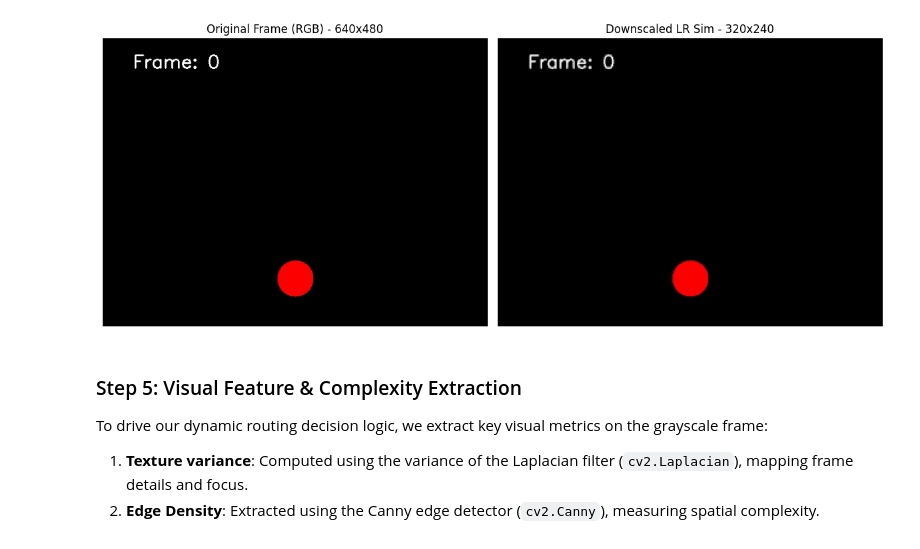
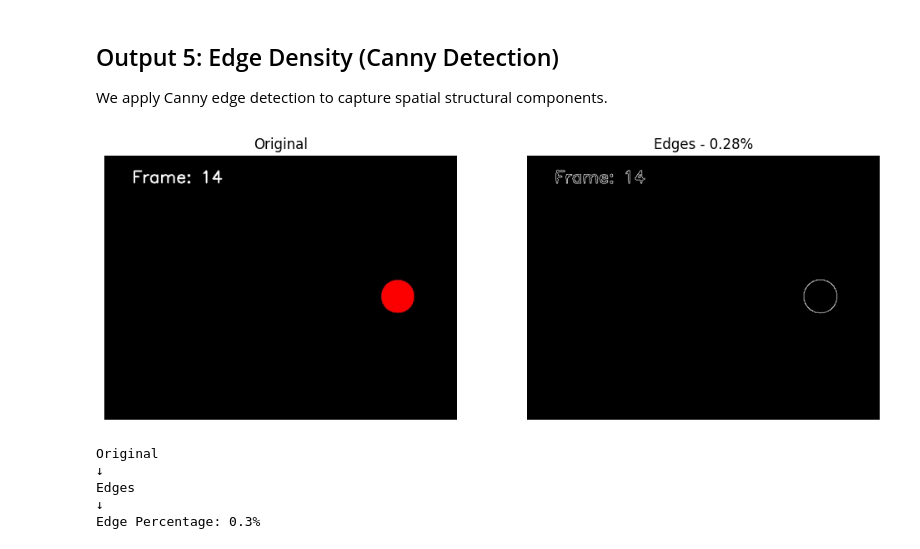
Before and after one commit to AbishekR05/AdaptiveSR, a Jupyter notebook: notebook/Phase1/preprocessing.ipynb, the cells around one changed output. Cells and saved outputs as stored; diff of their text form; code cells hidden in the pictures.

Commit message:
Complete Phase 1 preprocessing notebook: Implement all 10 core step outputs, heatmaps, and Context Vector

```diff
--- a/notebook/Phase1/preprocessing.ipynb
+++ b/notebook/Phase1/preprocessing.ipynb
@@ -11,12 +11,23 @@ import cv2
 import numpy as np
 import matplotlib.pyplot as plt
 
-# Locate the input video relative to the notebook directory (two folders up in project root)
 video_path = '../../input_trimmed.mp4'
 if not os.path.exists(video_path):
-    # Fallback to local path if already executed in root
     video_path = 'input_trimmed.mp4'
 
-print(f"Resolved video path: {os.path.abspath(video_path)}")
-print(f"File exists:         {os.path.exists(video_path)}")
+print("Original Video")
+print("↓")
+print("Frames")
+print(f"Input: {os.path.basename(video_path)}")
+
+cap = cv2.VideoCapture(video_path)
+frames = []
+while True:
+    ret, frame = cap.read()
+    if not ret: break
+    frames.append(frame)
+cap.release()
+
+print("↓")
+print(f"{len(frames)} Frames Extracted")
 # %% [output]
@@ -75,24 +122,33 @@ Here we display the original input frame next to the simulated low-resolution fr
+# %% [markdown]
+## Output 5: Edge Density (Canny Detection)
+We apply Canny edge detection to capture spatial structural components.
 # %%
-if ret:
-    plt.figure(figsize=(12, 6))
+target_frame = frames[14] # Frame 15
+gray = cv2.cvtColor(target_frame, cv2.COLOR_BGR2GRAY)
+edges = cv2.Canny(gray, 50, 150)
+edge_pct = (np.sum(edges > 0) / edges.size) * 100
 
-    plt.subplot(1, 2, 1)
-    plt.imshow(frame_rgb)
-    plt.title(f"Original Frame (RGB) - {w_orig}x{h_orig}")
-    plt.axis('off')
+plt.figure(figsize=(12, 6))
+plt.subplot(1, 2, 1)
+plt.imshow(cv2.cvtColor(target_frame, cv2.COLOR_BGR2RGB))
+plt.title("Original")
+plt.axis('off')
 
-    plt.subplot(1, 2, 2)
-    frame_lr_rgb = cv2.cvtColor(frame_lr, cv2.COLOR_BGR2RGB)
-    plt.imshow(frame_lr_rgb)
-    plt.title(f"Downscaled LR Sim - {frame_lr.shape[1]}x{frame_lr.shape[0]}")
-    plt.axis('off')
+plt.subplot(1, 2, 2)
+plt.imshow(edges, cmap='gray')
+plt.title(f"Edges - {edge_pct:.2f}%")
+plt.axis('off')
+plt.show()
 
-    plt.tight_layout()
-    plt.show()
+print("Original")
+print("↓")
+print("Edges")
+print("↓")
+print(f"Edge Percentage: {edge_pct:.1f}%")
 # %% [output]
-[figure, old version]
+[figure, new version]
+Original
+↓
+Edges
+↓
+Edge Percentage: 0.3%
-# %% [markdown]
-### Step 5: Visual Feature & Complexity Extraction
-To drive our dynamic routing decision logic, we extract key visual metrics on the grayscale frame:
-1.  **Texture variance**: Computed using the variance of the Laplacian filter (`cv2.Laplacian`), mapping frame details and focus.
-2.  **Edge Density**: Extracted using the Canny edge detector (`cv2.Canny`), measuring spatial complexity.
```
Also changed, not shown: parts of 28 cells of this notebook.
